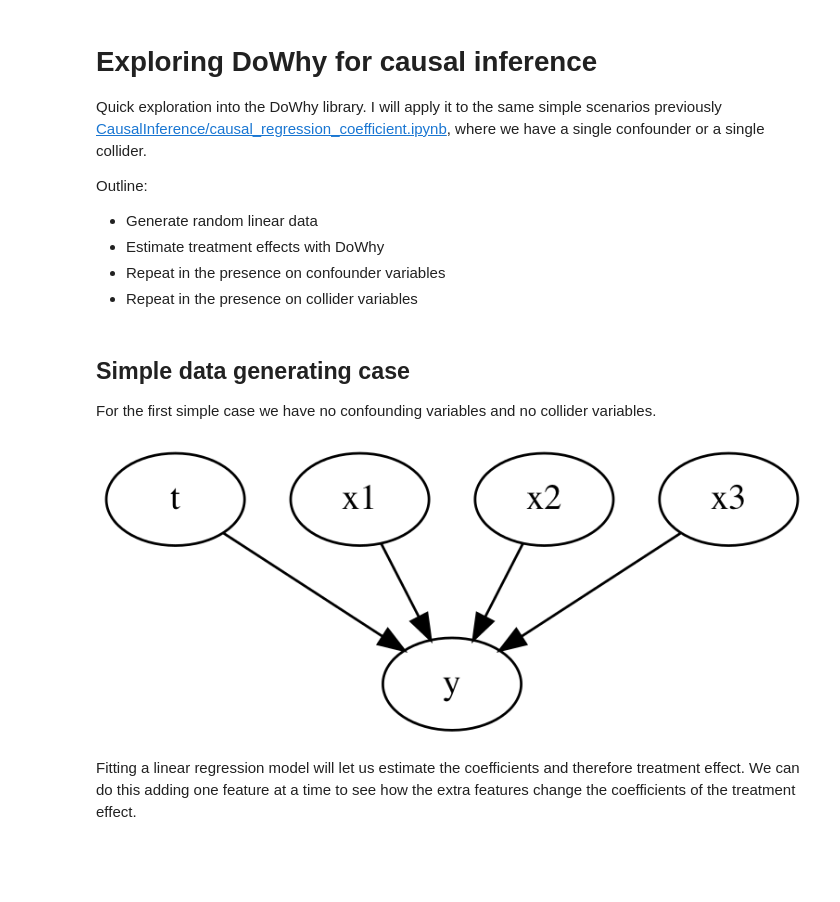
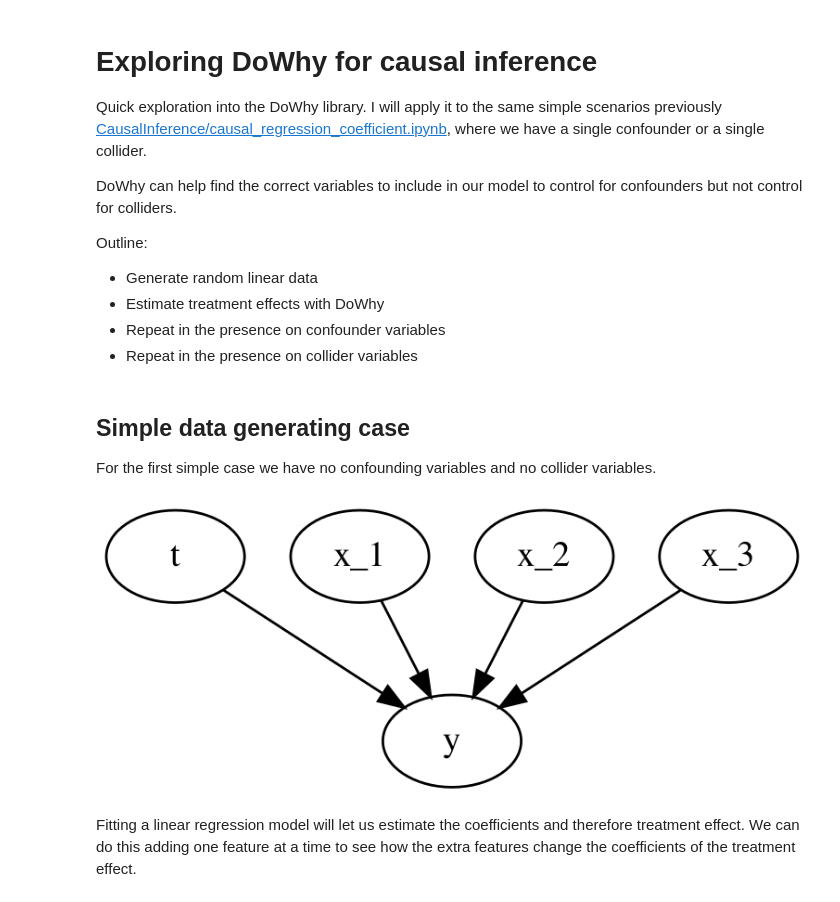
Before and after one commit to stanton119/data-analysis, a Jupyter notebook: CausalInference/causal_regression_coefficient_dowhy.ipynb, the cells around one changed output. Saved outputs shown, nothing was run; the diff lists cells and outputs as text; code cells hidden in the pictures; blank space fills up the shorter version.

```diff
--- a/CausalInference/causal_regression_coefficient_dowhy.ipynb
+++ b/CausalInference/causal_regression_coefficient_dowhy.ipynb
@@ -2,6 +2,8 @@
 # Exploring DoWhy for causal inference
 
 Quick exploration into the DoWhy library. I will apply it to the same simple scenarios previously [CausalInference/causal_regression_coefficient.ipynb](CausalInference/causal_regression_coefficient.ipynb), where we have a single confounder or a single collider.
+
+DoWhy can help find the correct variables to include in our model to control for confounders but not control for colliders.
 
 Outline:
 *   Generate random linear data
@@ -42,20 +44,20 @@ df = df[[y_col, t_col] + x_cols]
 # %%
 causal_graph = """
 digraph {
     t -> y;
-    x1 -> y;
-    x2 -> y;
-    x3 -> y;
+    x_1 -> y;
+    x_2 -> y;
+    x_3 -> y;
 }
 """
 
 causal_model = dowhy.CausalModel(
     data=df, graph=causal_graph.replace("\n", " "), treatment=t_col, outcome=y_col
 )
 causal_model.view_model()
 display(Image(filename="causal_model.png"))
 # %% [output]
-[figure, old version]
+[figure, new version]
 # %% [markdown]
 Fitting a linear regression model will let us estimate the coefficients and therefore treatment effect.
 We can do this adding one feature at a time to see how the extra features change the coefficients of the treatment effect.
```
Also changed, not shown: parts of 55 cells of this notebook.
